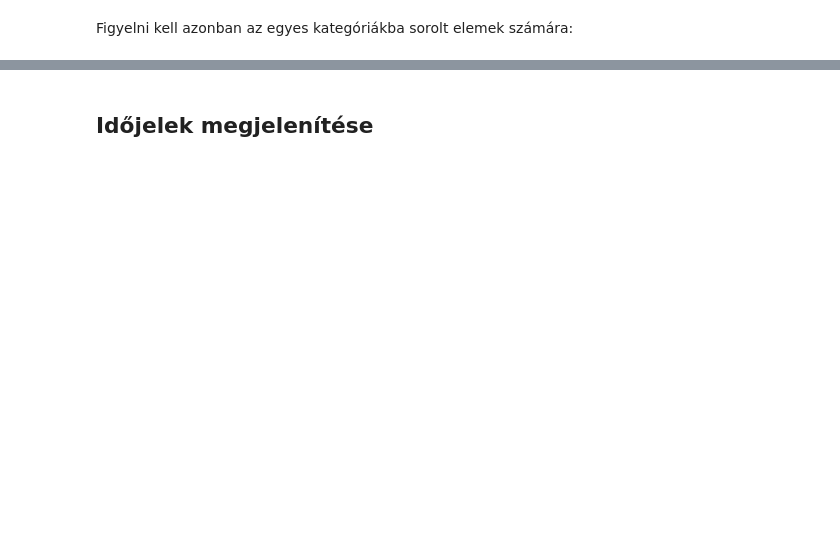
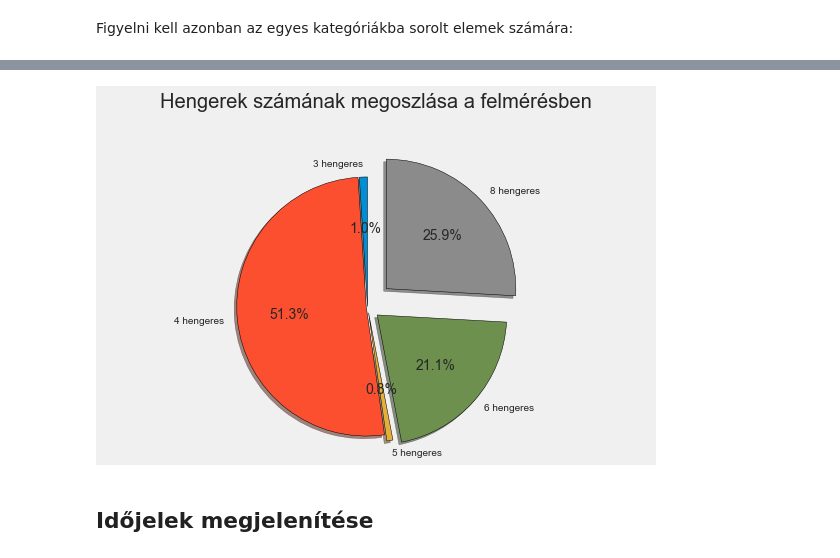
Before and after one commit to mizsakpeti/python-plotting-eCon, a Jupyter notebook: jupyter-notebooks/03_Matplotlib/031_MatPlotLib_PlotTypes.ipynb, the cells around one changed output, grey strips where cells are left out. Drawn from its saved outputs; the diff is of its cells as text; code cells hidden in the pictures; blank space fills up the shorter version.

```diff
--- a/jupyter-notebooks/03_Matplotlib/031_MatPlotLib_PlotTypes.ipynb
+++ b/jupyter-notebooks/03_Matplotlib/031_MatPlotLib_PlotTypes.ipynb
@@ -296,14 +361,15 @@ plt.show()
 # %%
-'''
-Százalékos felirat, kiemelt cím, explode.
-'''
+# Százalékos felirat, kiemelt cím, explode.
+
 fig, ax = plt.subplots()
 ax.pie(counter, labels=labels, shadow=True, startangle=90,
        autopct='%1.1f%%', explode=[0, 0.01, 0.05, 0.1, 0.2], wedgeprops={'edgecolor': 'black'})
 ax.axis('equal')
 ax.set_title('Hengerek számának megoszlása a felmérésben', y=1.1) # Move the title higher
 plt.tight_layout()
 plt.show()
+# %% [output]
+[figure, added]
 # %% [markdown]
 ## Időjelek megjelenítése
 # %%
```
Also changed, not shown: parts of 32 cells of this notebook, 6 other files.
